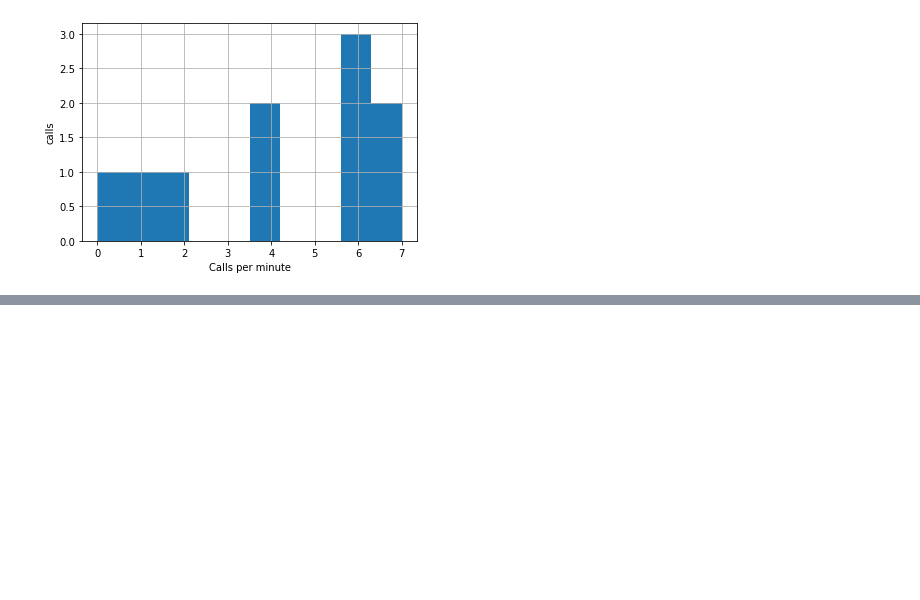
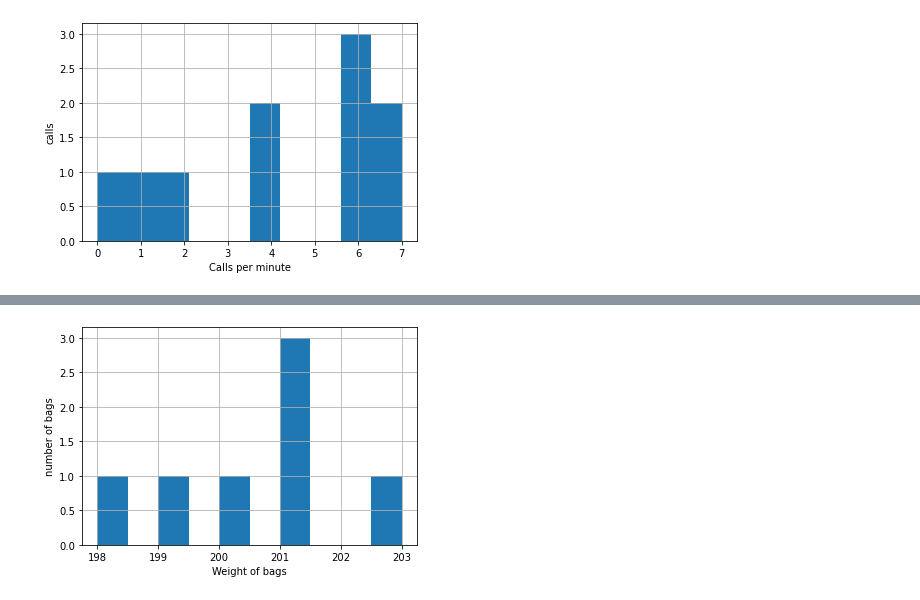
Before and after one commit to ChocolatePadmanaban/Solutions-For-Kreszig-Advanced-Engineering-Mathematics, a Jupyter notebook: Chapter 24 Data Analysis Probability Theory /Problem Set 24.1.ipynb, the cells around one changed output, grey strips where cells are left out. Cells and saved outputs as stored; diff of their text form; code cells hidden in the pictures; blank space fills up the shorter version.

```diff
--- a/Chapter 24 Data Analysis Probability Theory /Problem Set 24.1.ipynb
+++ b/Chapter 24 Data Analysis Probability Theory /Problem Set 24.1.ipynb
@@ -31,0 +60,10 @@ plt.show()
+# %%
+#5 Weight of filled bags [g] in an automatic filling
+a_1 = np.array([203,199,198,201,200,201,201])
+n,bins , patches = plt.hist(a_1)
+plt.xlabel('Weight of bags')
+plt.ylabel('number of bags')
+plt.grid(True)
+plt.show()
+# %% [output]
+[figure, added]
```
Also changed, not shown: parts of 10 cells of this notebook.
